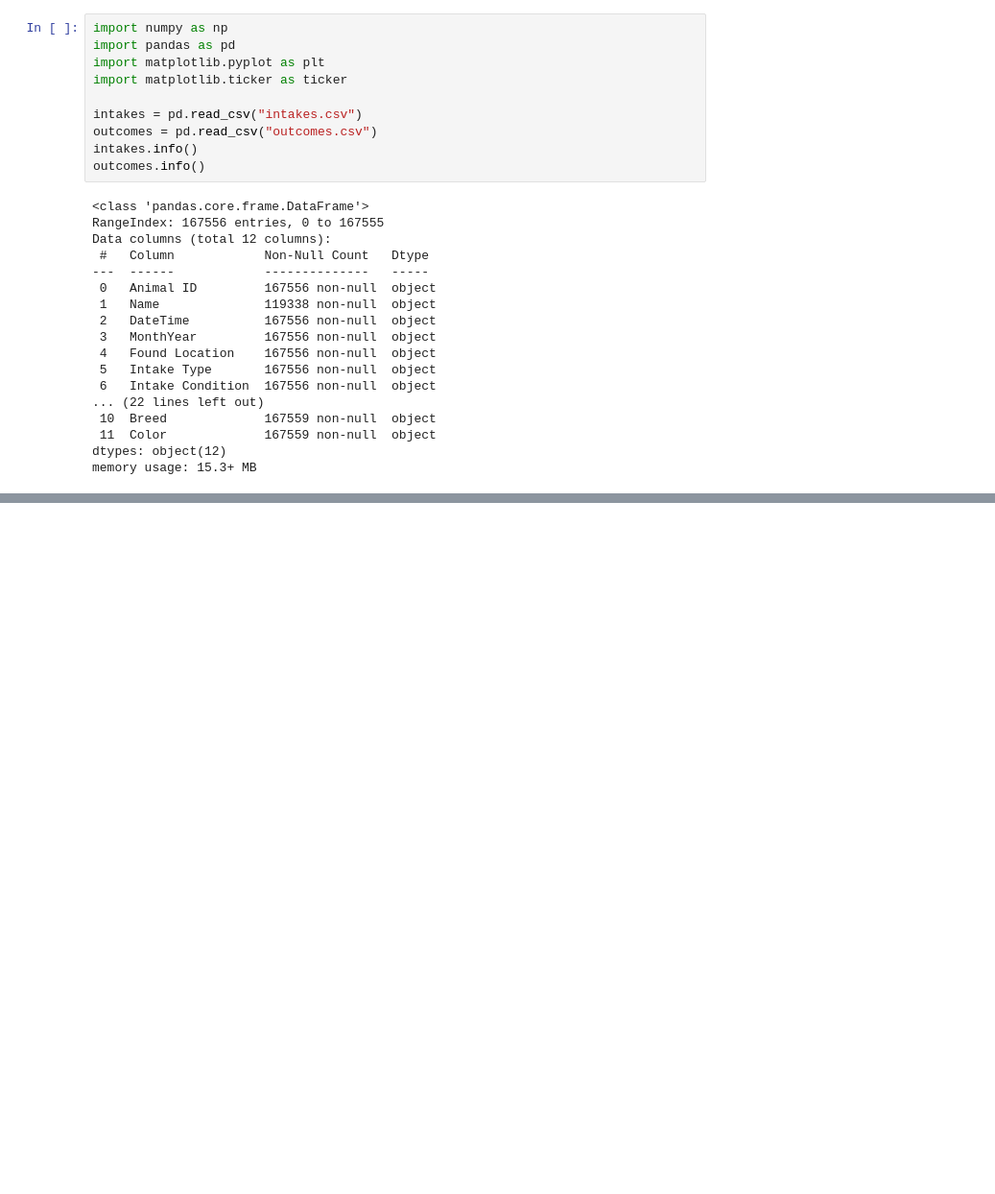
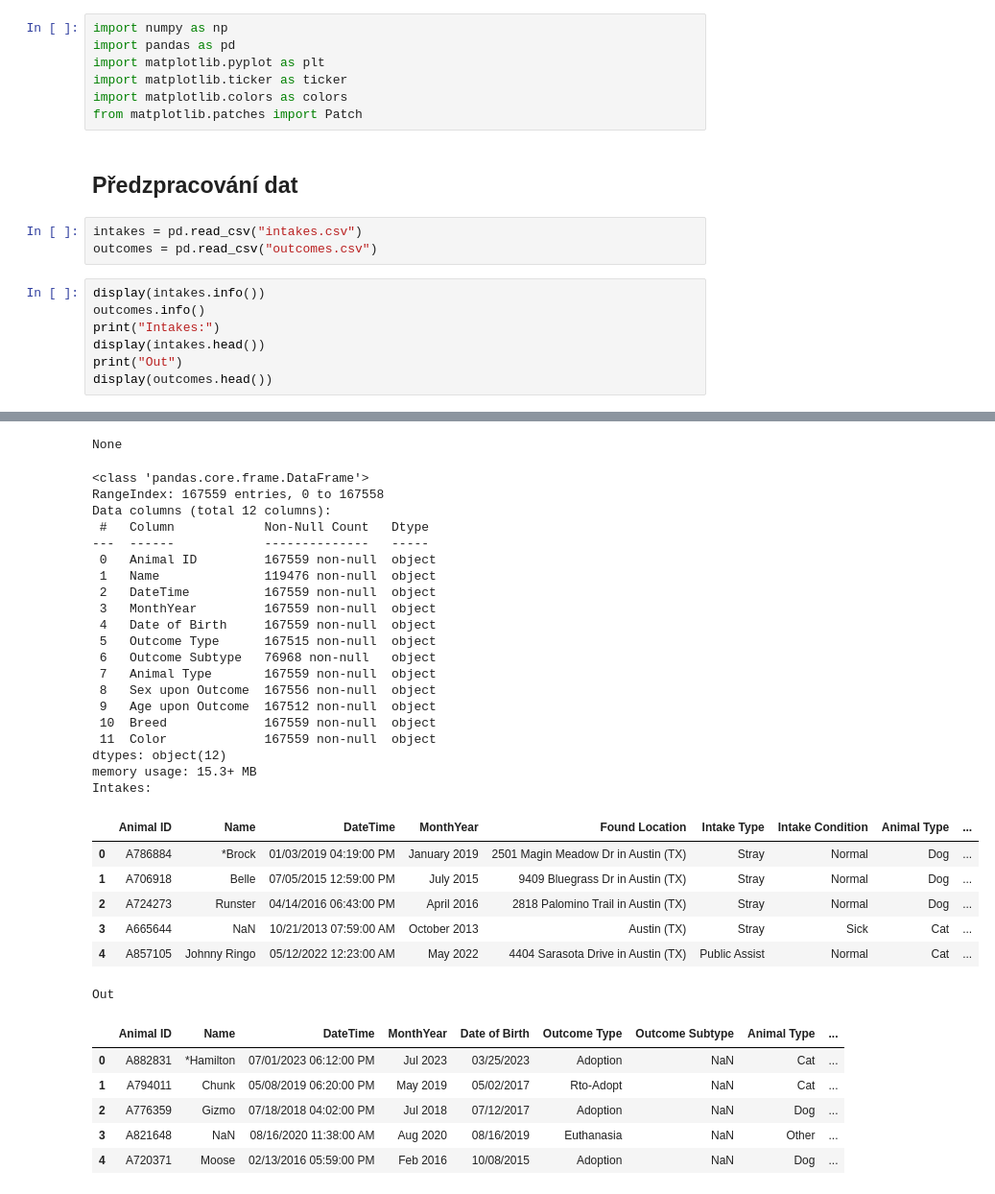
Before and after one commit to andyska09/Data-Visualisation, a Jupyter notebook: 01/solution01.ipynb, the cells around one changed output, grey strips where cells are left out. Shown: that part at 96% size. Saved outputs shown, nothing was run; the diff lists cells and outputs as text; blank space fills up the shorter version.

Commit message:
Data Preprocessing

```diff
--- a/01/solution01.ipynb
+++ b/01/solution01.ipynb
@@ -3,26 +5,18 @@ import numpy as np
 import pandas as pd
 import matplotlib.pyplot as plt
 import matplotlib.ticker as ticker
-
-intakes = pd.read_csv("intakes.csv")
-outcomes = pd.read_csv("outcomes.csv")
-intakes.info()
-outcomes.info()
+import matplotlib.colors as colors
+from matplotlib.patches import Patch
-# %% [output]
-<class 'pandas.core.frame.DataFrame'>
-RangeIndex: 167556 entries, 0 to 167555
-Data columns (total 12 columns):
- #   Column            Non-Null Count   Dtype
----  ------            --------------   -----
- 0   Animal ID         167556 non-null  object
- 1   Name              119338 non-null  object
- 2   DateTime          167556 non-null  object
- 3   MonthYear         167556 non-null  object
- 4   Found Location    167556 non-null  object
- 5   Intake Type       167556 non-null  object
- 6   Intake Condition  167556 non-null  object
-... (22 lines left out)
- 10  Breed             167559 non-null  object
- 11  Color             167559 non-null  object
-dtypes: object(12)
-memory usage: 15.3+ MB
+# %% [markdown]
+## Předzpracování dat
+# %%
+intakes = pd.read_csv("intakes.csv")
+outcomes = pd.read_csv("outcomes.csv")
+# %%
+display(intakes.info())
+outcomes.info()
+print("Intakes:")
+display(intakes.head())
+print("Out")
+display(outcomes.head())
+# %% [output]
@@ -28,0 +42,34 @@ memory usage: 15.3+ MB
+None
+<class 'pandas.core.frame.DataFrame'>
+RangeIndex: 167559 entries, 0 to 167558
+Data columns (total 12 columns):
+ #   Column            Non-Null Count   Dtype
+---  ------            --------------   -----
+ 0   Animal ID         167559 non-null  object
+ 1   Name              119476 non-null  object
+ 2   DateTime          167559 non-null  object
+ 3   MonthYear         167559 non-null  object
+ 4   Date of Birth     167559 non-null  object
+ 5   Outcome Type      167515 non-null  object
+ 6   Outcome Subtype   76968 non-null   object
+ 7   Animal Type       167559 non-null  object
+ 8   Sex upon Outcome  167556 non-null  object
+ 9   Age upon Outcome  167512 non-null  object
+ 10  Breed             167559 non-null  object
+ 11  Color             167559 non-null  object
+dtypes: object(12)
+memory usage: 15.3+ MB
+Intakes:
+|  | Animal ID | Name | DateTime | MonthYear | Found Location | Intake Type | Intake Condition | Animal Type | ... |
+| 0 | A786884 | *Brock | 01/03/2019 04:19:00 PM | January 2019 | 2501 Magin Meadow Dr in Austin (TX) | Stray | Normal | Dog | ... |
+| 1 | A706918 | Belle | 07/05/2015 12:59:00 PM | July 2015 | 9409 Bluegrass Dr in Austin (TX) | Stray | Normal | Dog | ... |
+| 2 | A724273 | Runster | 04/14/2016 06:43:00 PM | April 2016 | 2818 Palomino Trail in Austin (TX) | Stray | Normal | Dog | ... |
+| 3 | A665644 | NaN | 10/21/2013 07:59:00 AM | October 2013 | Austin (TX) | Stray | Sick | Cat | ... |
+| 4 | A857105 | Johnny Ringo | 05/12/2022 12:23:00 AM | May 2022 | 4404 Sarasota Drive in Austin (TX) | Public Assist | Normal | Cat | ... |
+Out
+|  | Animal ID | Name | DateTime | MonthYear | Date of Birth | Outcome Type | Outcome Subtype | Animal Type | ... |
+| 0 | A882831 | *Hamilton | 07/01/2023 06:12:00 PM | Jul 2023 | 03/25/2023 | Adoption | NaN | Cat | ... |
+| 1 | A794011 | Chunk | 05/08/2019 06:20:00 PM | May 2019 | 05/02/2017 | Rto-Adopt | NaN | Cat | ... |
+| 2 | A776359 | Gizmo | 07/18/2018 04:02:00 PM | Jul 2018 | 07/12/2017 | Adoption | NaN | Dog | ... |
+| 3 | A821648 | NaN | 08/16/2020 11:38:00 AM | Aug 2020 | 08/16/2019 | Euthanasia | NaN | Other | ... |
+| 4 | A720371 | Moose | 02/13/2016 05:59:00 PM | Feb 2016 | 10/08/2015 | Adoption | NaN | Dog | ... |
```
Also changed, not shown: parts of 51 cells of this notebook.
